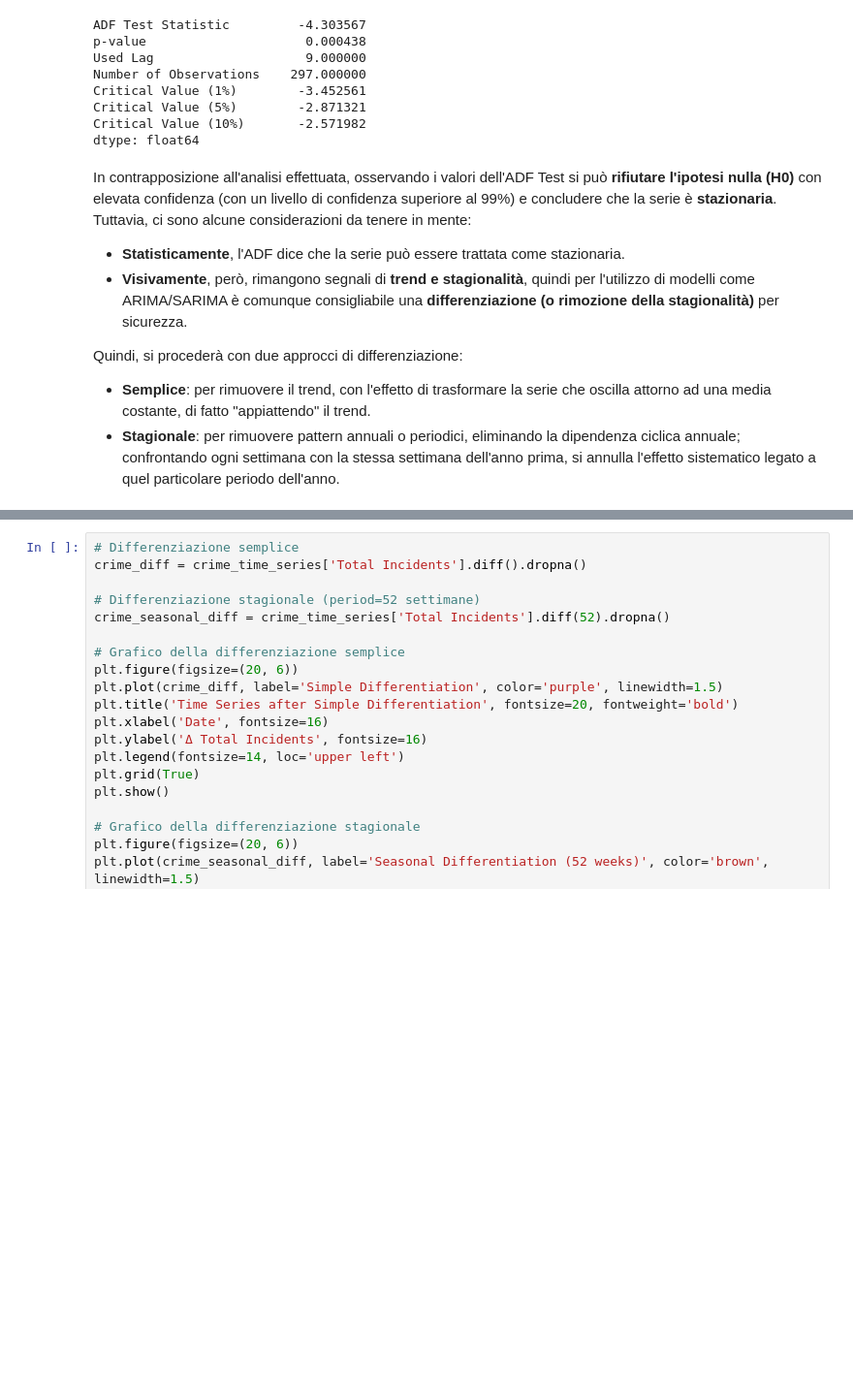
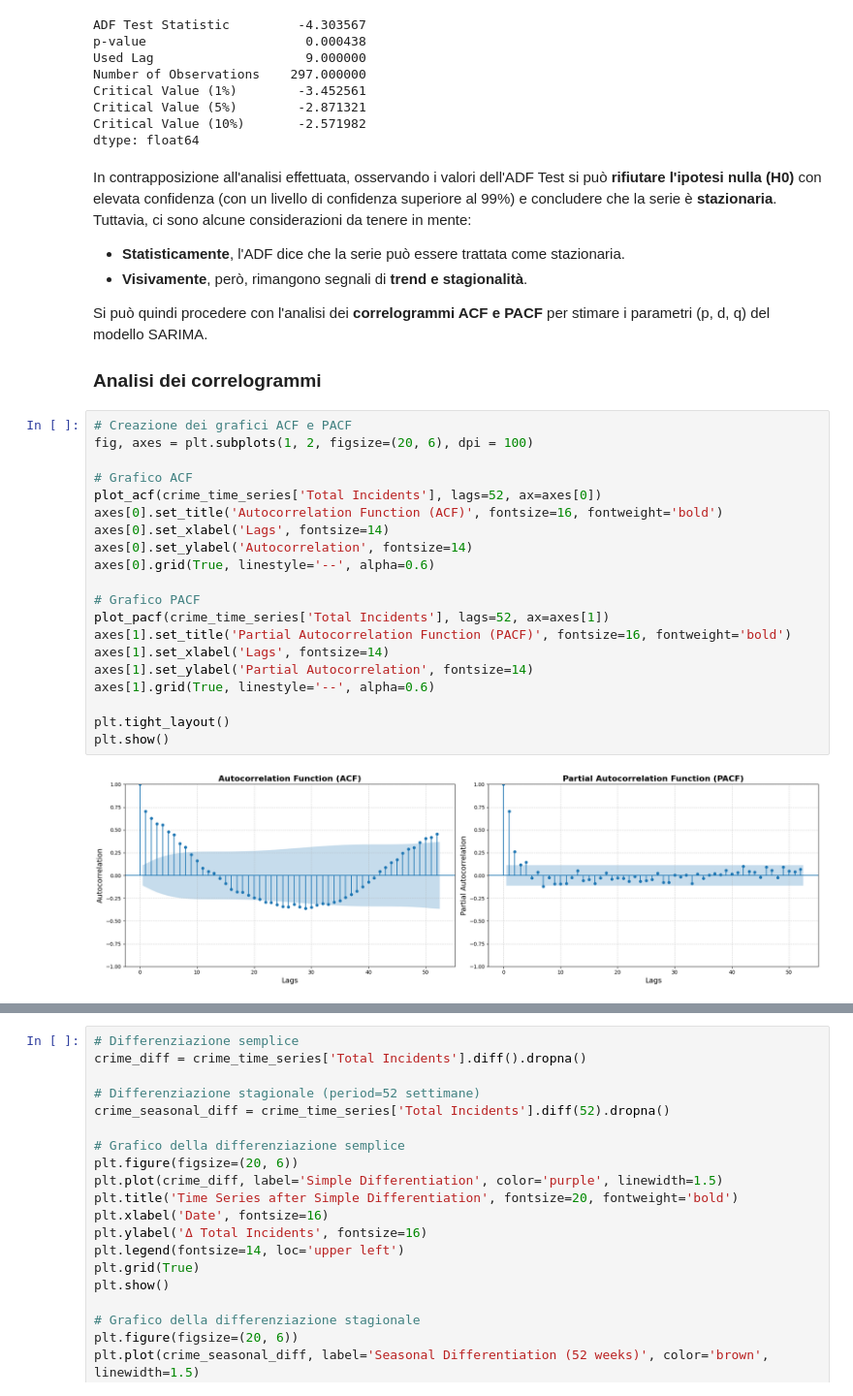
Before and after one commit to MattSona99/DataScience, a Jupyter notebook: Classification_Clustering_TimeSeries/timeseries.ipynb, the cells around one changed output, grey strips where cells are left out. Shown at 97% size. Cells and saved outputs as stored; diff of their text form; blank space fills up the shorter version.

```diff
--- a/Classification_Clustering_TimeSeries/timeseries.ipynb
+++ b/Classification_Clustering_TimeSeries/timeseries.ipynb
@@ -349,8 +349,30 @@ dtype: float64
 # %% [markdown]
 In contrapposizione all'analisi effettuata, osservando i valori dell'ADF Test si può **rifiutare l'ipotesi nulla (H0)** con elevata confidenza (con un livello di confidenza superiore al 99%) e concludere che la serie è **stazionaria**. Tuttavia, ci sono alcune considerazioni da tenere in mente:
 - **Statisticamente**, l'ADF dice che la serie può essere trattata come stazionaria.
-- **Visivamente**, però, rimangono segnali di **trend e stagionalità**, quindi per l'utilizzo di modelli come ARIMA/SARIMA è comunque consigliabile una **differenziazione (o rimozione della stagionalità)** per sicurezza.
+- **Visivamente**, però, rimangono segnali di **trend e stagionalità**.
 
-Quindi, si procederà con due approcci di differenziazione:
-- **Semplice**: per rimuovere il trend, con l'effetto di trasformare la serie che oscilla attorno ad una media costante, di fatto "appiattendo" il trend.
-- **Stagionale**: per rimuovere pattern annuali o periodici, eliminando la dipendenza ciclica annuale; confrontando ogni settimana con la stessa settimana dell'anno prima, si annulla l'effetto sistematico legato a quel particolare periodo dell'anno.
+Si può quindi procedere con l'analisi dei **correlogrammi ACF e PACF** per stimare i parametri (p, d, q) del modello SARIMA.
+
+### **Analisi dei correlogrammi**
+# %%
+# Creazione dei grafici ACF e PACF
+fig, axes = plt.subplots(1, 2, figsize=(20, 6), dpi = 100)
+
+# Grafico ACF
+plot_acf(crime_time_series['Total Incidents'], lags=52, ax=axes[0])
+axes[0].set_title('Autocorrelation Function (ACF)', fontsize=16, fontweight='bold')
+axes[0].set_xlabel('Lags', fontsize=14)
+axes[0].set_ylabel('Autocorrelation', fontsize=14)
+axes[0].grid(True, linestyle='--', alpha=0.6)
+
+# Grafico PACF
+plot_pacf(crime_time_series['Total Incidents'], lags=52, ax=axes[1])
+axes[1].set_title('Partial Autocorrelation Function (PACF)', fontsize=16, fontweight='bold')
+axes[1].set_xlabel('Lags', fontsize=14)
+axes[1].set_ylabel('Partial Autocorrelation', fontsize=14)
+axes[1].grid(True, linestyle='--', alpha=0.6)
+
+plt.tight_layout()
+plt.show()
+# %% [output]
+[figure, added]
```
Also changed, not shown: parts of 22 cells of this notebook.
